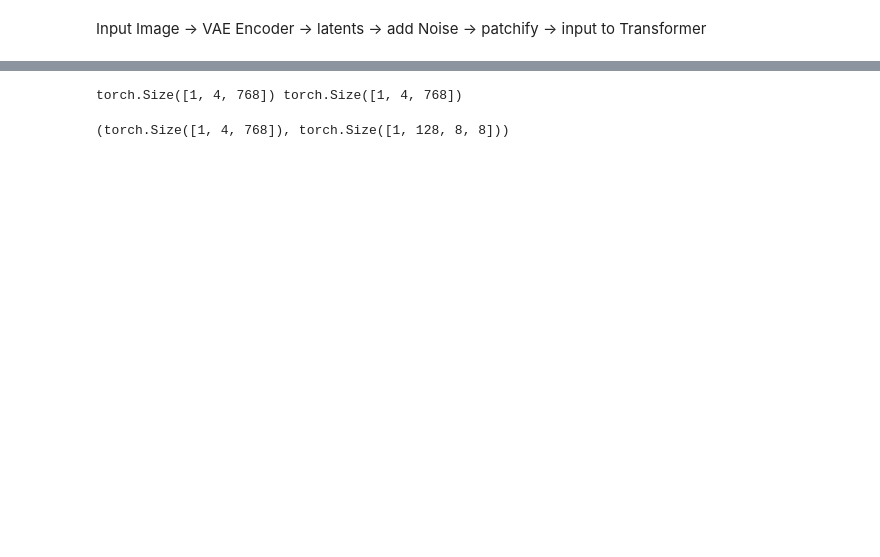
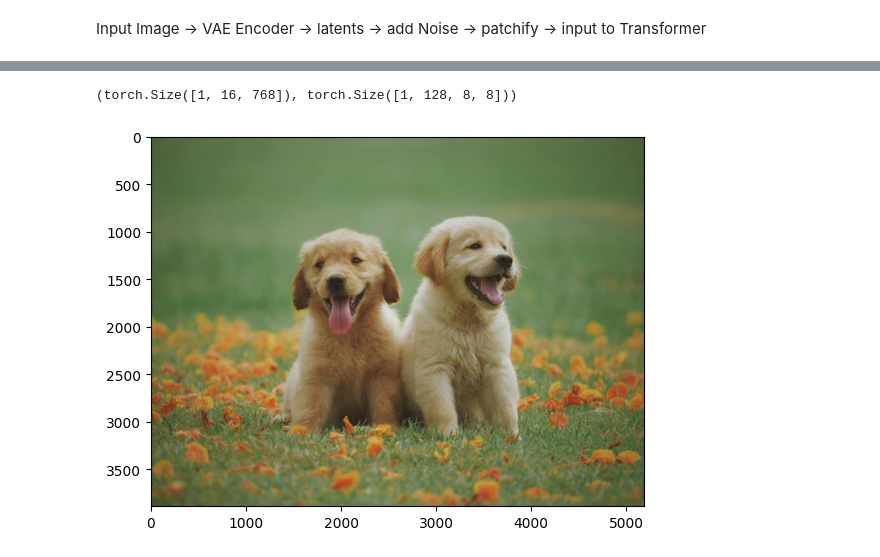
Before and after one commit to Ishushan02/Diffusion-Transformer-Text-To-Image-Generation, a Jupyter notebook: 5_Encoder.ipynb, the cells around one changed output, grey strips where cells are left out. Saved outputs shown, nothing was run; the diff lists cells and outputs as text; code cells hidden in the pictures; blank space fills up the shorter version.

```diff
--- a/5_Encoder.ipynb
+++ b/5_Encoder.ipynb
@@ -14,36 +16,37 @@ class ImageInputToDiT(nn.Module):
     def __init__(self, latentSize, latentChannels, embedDimension, patchSize, totalTimestamps = 1000, beta_schedule = "squaredcos_cap_v2", modelName="mit-han-lab/dc-ae-f64c128-in-1.0-diffusers"):
         super().__init__()
 
         self.dc_ae = AutoencoderDC.from_pretrained(modelName, torch_dtype=torch.float32)
         self.noiseScheduler = DDPMScheduler(num_train_timesteps=totalTimestamps, beta_schedule=beta_schedule)
         self.patchEmbedding = PatchEmbedding(imageSize = latentSize, patchSize = patchSize, inChannels = latentChannels, embedDimension = embedDimension)
 
     def forward(self, x, timestamp):
 
         with torch.no_grad():
             latents = self.dc_ae.encode(x).latent
 
         noise = torch.randn_like(latents)
         alphaT = self.noiseScheduler.alphas_cumprod[timestamp].view(1, 1, 1, 1)
         noisyLatents = torch.sqrt(alphaT) * latents + torch.sqrt(1 - alphaT) * noise
 
         patches = self.patchEmbedding(noisyLatents)
 
         return patches, noise
 
 
 preprocess = transforms.Compose([
     transforms.Resize((512, 512)),
     transforms.ToTensor(),
     transforms.Normalize([0.5]*3, [0.5]*3)])
 
-# image = Image.open("Images/testImage.jpg").convert("RGB")
-# image_tensor = preprocess(image).unsqueeze(0)
-image_tensor = torch.randn(1, 3, 512, 512)
+image = Image.open("Images/testImage.jpg").convert("RGB")
+plt.imshow(image)
+image_tensor = preprocess(image).unsqueeze(0)
+# image_tensor = torch.randn(1, 3, 512, 512)
 
-imgenc = ImageInputToDiT(latentSize = 8, latentChannels = 128, embedDimension = 768, patchSize = 4)
+imgenc = ImageInputToDiT(latentSize = 8, latentChannels = 128, embedDimension = 768, patchSize = 2)
 patches, noise = imgenc(image_tensor, 10)
 patches.shape, noise.shape
 # %% [output]
-torch.Size([1, 4, 768]) torch.Size([1, 4, 768])
+(torch.Size([1, 16, 768]), torch.Size([1, 128, 8, 8]))
-(torch.Size([1, 4, 768]), torch.Size([1, 128, 8, 8]))
+[figure, added]
```
Also changed, not shown: parts of 2 cells of this notebook.
